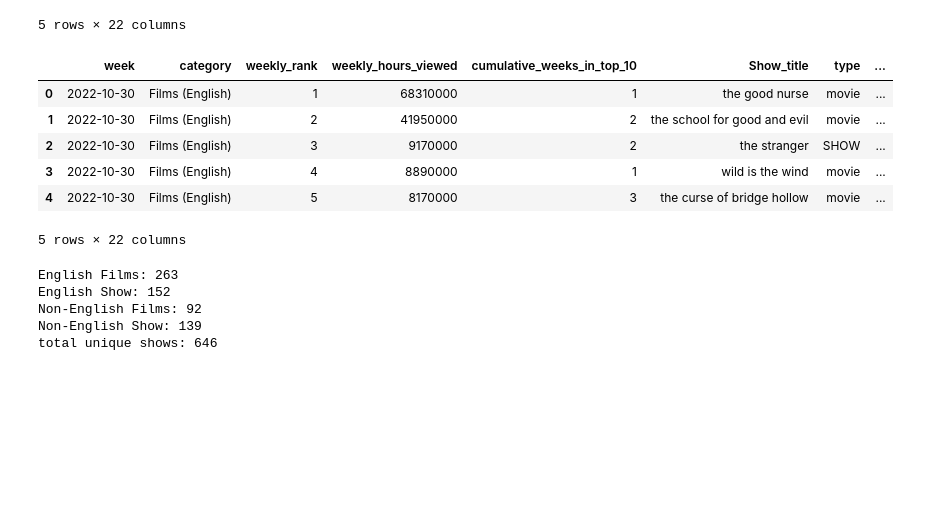
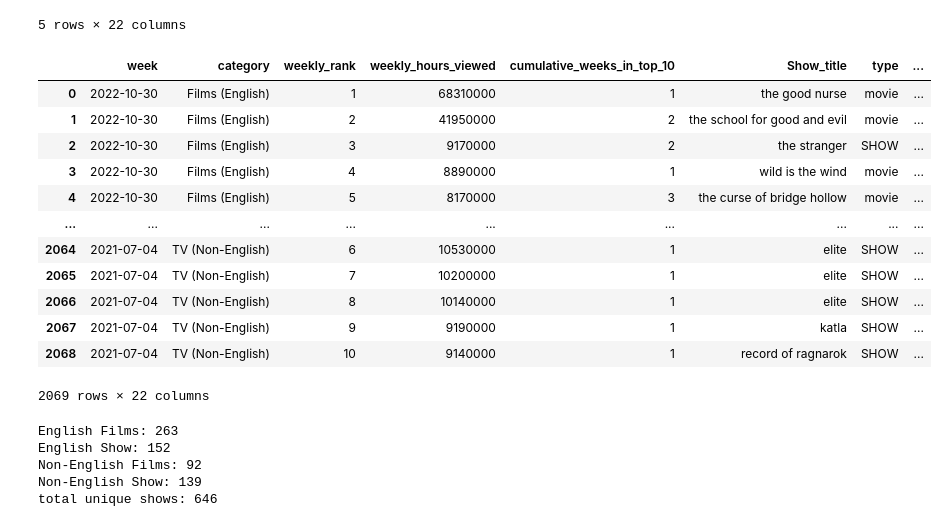
Before and after one commit to EdithLotterman/Project-1-Team-8, a Jupyter notebook: project1_group8_KY.ipynb, the cells around one changed output. Cells and saved outputs as stored; diff of their text form; code cells hidden in the pictures; blank space fills up the shorter version.

```diff
--- a/project1_group8_KY.ipynb
+++ b/project1_group8_KY.ipynb
@@ -80,15 +80,21 @@ netflix_df['family'] = netflix_df['genres'].str.contains('family').astype(int)
 netflix_df['crime'] = netflix_df['genres'].str.contains('crime').astype(int)
 netflix_df['romance'] = netflix_df['genres'].str.contains('romance').astype(int)
 # %%
-netflix_df.head()
+netflix_df
 # %% [output]
 |  | week | category | weekly_rank | weekly_hours_viewed | cumulative_weeks_in_top_10 | Show_title | type | ... |
 | 0 | 2022-10-30 | Films (English) | 1 | 68310000 | 1 | the good nurse | movie | ... |
 | 1 | 2022-10-30 | Films (English) | 2 | 41950000 | 2 | the school for good and evil | movie | ... |
 | 2 | 2022-10-30 | Films (English) | 3 | 9170000 | 2 | the stranger | SHOW | ... |
 | 3 | 2022-10-30 | Films (English) | 4 | 8890000 | 1 | wild is the wind | movie | ... |
 | 4 | 2022-10-30 | Films (English) | 5 | 8170000 | 3 | the curse of bridge hollow | movie | ... |
+| ... | ... | ... | ... | ... | ... | ... | ... | ... |
+| 2064 | 2021-07-04 | TV (Non-English) | 6 | 10530000 | 1 | elite | SHOW | ... |
+| 2065 | 2021-07-04 | TV (Non-English) | 7 | 10200000 | 1 | elite | SHOW | ... |
+| 2066 | 2021-07-04 | TV (Non-English) | 8 | 10140000 | 1 | elite | SHOW | ... |
+| 2067 | 2021-07-04 | TV (Non-English) | 9 | 9190000 | 1 | katla | SHOW | ... |
+| 2068 | 2021-07-04 | TV (Non-English) | 10 | 9140000 | 1 | record of ragnarok | SHOW | ... |
-5 rows × 22 columns
+2069 rows × 22 columns
 # %%
 # # netflix_df["production_countries"].unique()
 # netflix_df["production_countries"] = netflix_df["production_countries"].str.replace("[", "").str.replace("\'", "").str.replace("]", "")("]", "")
```
Also changed, not shown: parts of 13 cells of this notebook, 1 other file.
